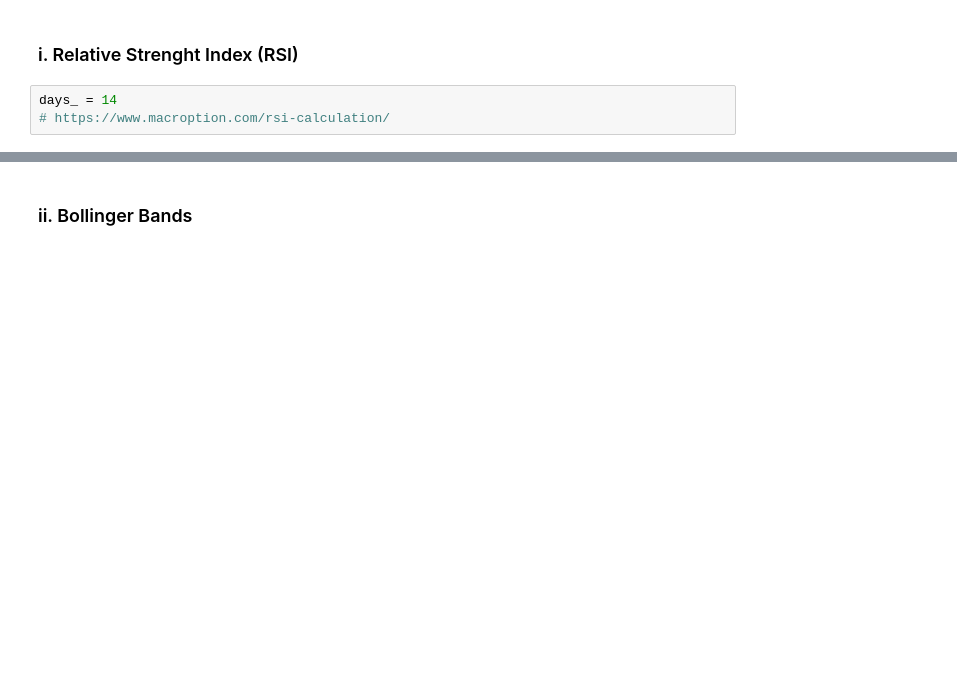
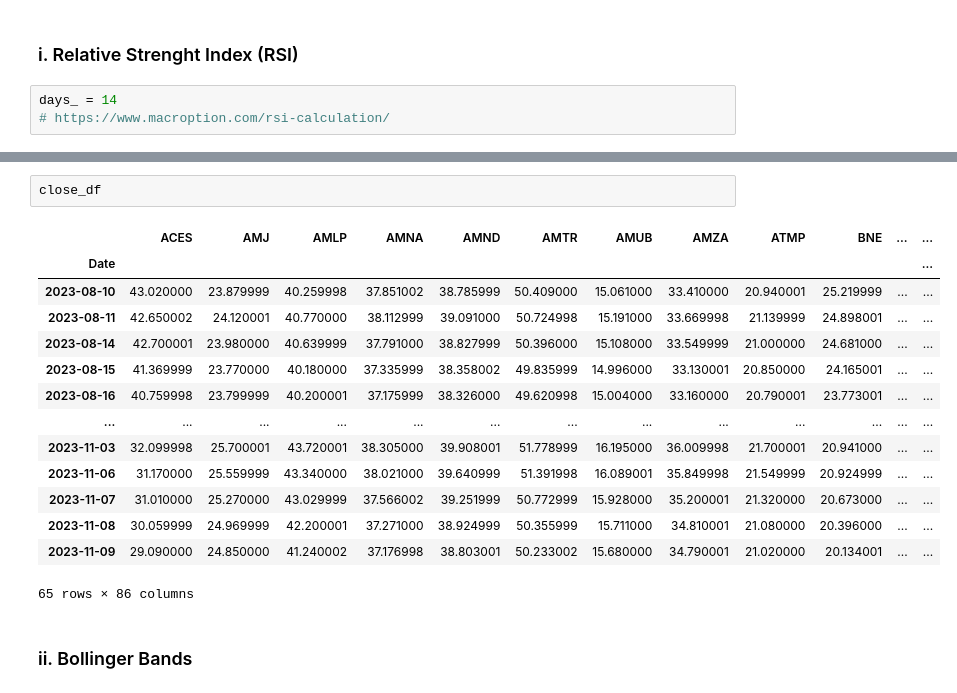
Before and after one commit to jusrojasrod/RelativePerformance, a Jupyter notebook: RenRel/test.ipynb, the cells around one changed output, grey strips where cells are left out. Cells and saved outputs as stored; diff of their text form; blank space fills up the shorter version.

```diff
--- a/RenRel/test.ipynb
+++ b/RenRel/test.ipynb
@@ -134,3 +189,20 @@ days_ = 14
+# %%
+close_df
+# %% [output]
+|  | ACES | AMJ | AMLP | AMNA | AMND | AMTR | AMUB | AMZA | ATMP | BNE | ... | ... |
+| Date |  |  |  |  |  |  |  |  |  |  |  | ... |
+| 2023-08-10 | 43.020000 | 23.879999 | 40.259998 | 37.851002 | 38.785999 | 50.409000 | 15.061000 | 33.410000 | 20.940001 | 25.219999 | ... | ... |
+| 2023-08-11 | 42.650002 | 24.120001 | 40.770000 | 38.112999 | 39.091000 | 50.724998 | 15.191000 | 33.669998 | 21.139999 | 24.898001 | ... | ... |
+| 2023-08-14 | 42.700001 | 23.980000 | 40.639999 | 37.791000 | 38.827999 | 50.396000 | 15.108000 | 33.549999 | 21.000000 | 24.681000 | ... | ... |
+| 2023-08-15 | 41.369999 | 23.770000 | 40.180000 | 37.335999 | 38.358002 | 49.835999 | 14.996000 | 33.130001 | 20.850000 | 24.165001 | ... | ... |
+| 2023-08-16 | 40.759998 | 23.799999 | 40.200001 | 37.175999 | 38.326000 | 49.620998 | 15.004000 | 33.160000 | 20.790001 | 23.773001 | ... | ... |
+| ... | ... | ... | ... | ... | ... | ... | ... | ... | ... | ... | ... | ... |
+| 2023-11-03 | 32.099998 | 25.700001 | 43.720001 | 38.305000 | 39.908001 | 51.778999 | 16.195000 | 36.009998 | 21.700001 | 20.941000 | ... | ... |
+| 2023-11-06 | 31.170000 | 25.559999 | 43.340000 | 38.021000 | 39.640999 | 51.391998 | 16.089001 | 35.849998 | 21.549999 | 20.924999 | ... | ... |
+| 2023-11-07 | 31.010000 | 25.270000 | 43.029999 | 37.566002 | 39.251999 | 50.772999 | 15.928000 | 35.200001 | 21.320000 | 20.673000 | ... | ... |
+| 2023-11-08 | 30.059999 | 24.969999 | 42.200001 | 37.271000 | 38.924999 | 50.355999 | 15.711000 | 34.810001 | 21.080000 | 20.396000 | ... | ... |
+| 2023-11-09 | 29.090000 | 24.850000 | 41.240002 | 37.176998 | 38.803001 | 50.233002 | 15.680000 | 34.790001 | 21.020000 | 20.134001 | ... | ... |
+65 rows × 86 columns
 # %% [markdown]
 ### ii. Bollinger Bands
 # %%
```
Also changed, not shown: parts of 20 cells of this notebook, 1 other file.
